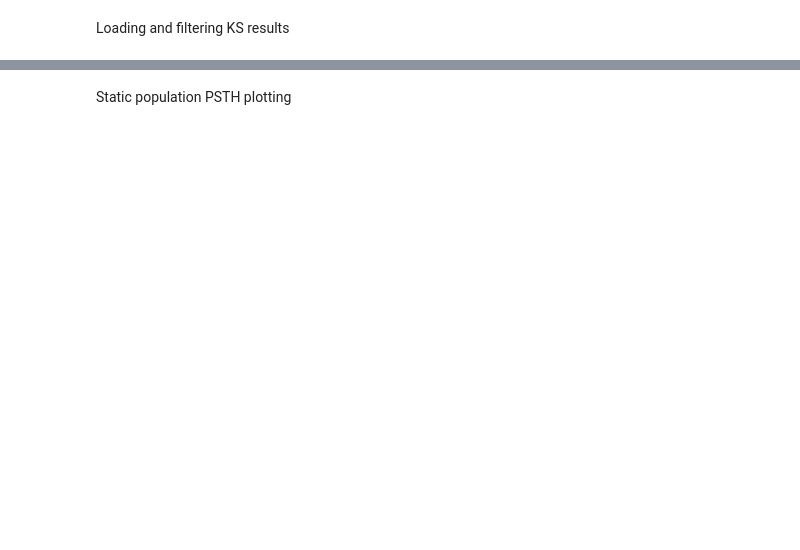
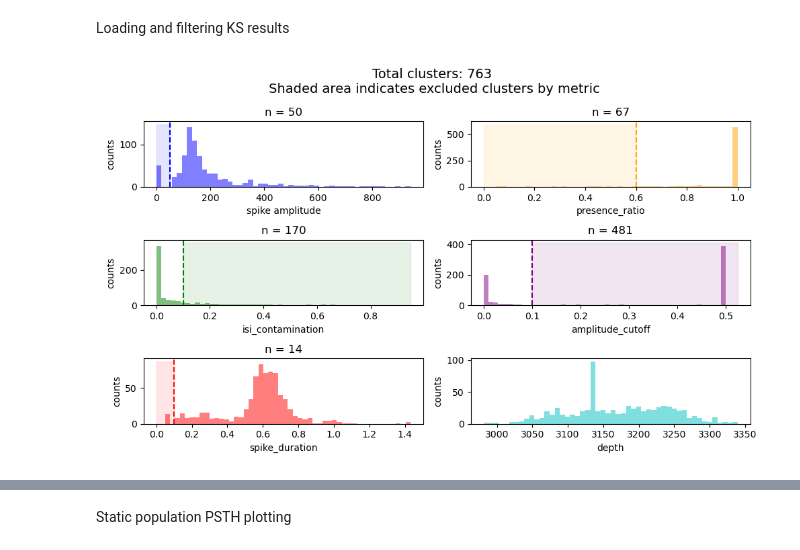
Before and after one commit to rojasgabriel/ephys, a Jupyter notebook: ephys_analysis_prototyping.ipynb, the cells around one changed output, grey strips where cells are left out. Drawn from its saved outputs; the diff is of its cells as text; code cells hidden in the pictures; blank space fills up the shorter version.

```diff
--- a/ephys_analysis_prototyping.ipynb
+++ b/ephys_analysis_prototyping.ipynb
@@ -176,3 +123,7 @@ st = ss/srate #conversion from spike samples to spike times
 clu = Clusters(folder = kilosort_path, get_waveforms=False, get_metrics=True, load_template_features=True)
 
 good_unit_ids, n_units = get_good_units(clusters_obj = clu, spike_clusters = sc)
+# %%
+plot_cluster_info_histograms(clu)
+# %% [output]
+[figure, added]
```
Also changed, not shown: parts of 23 cells of this notebook.
